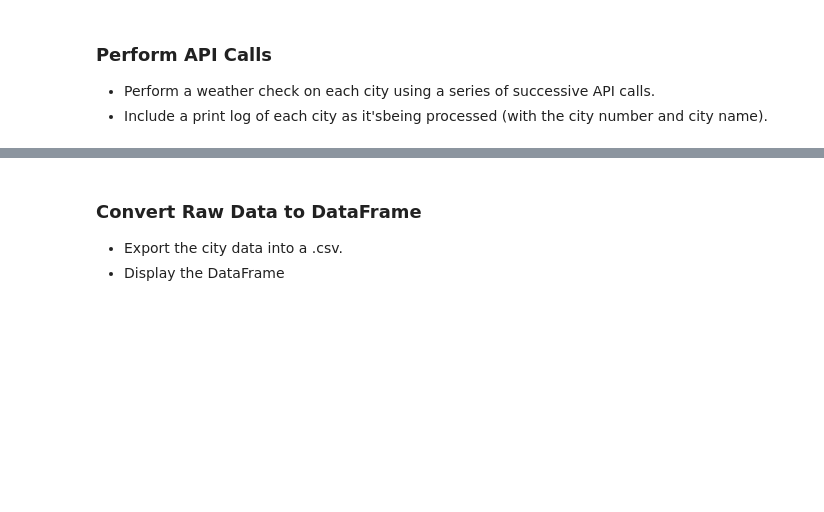
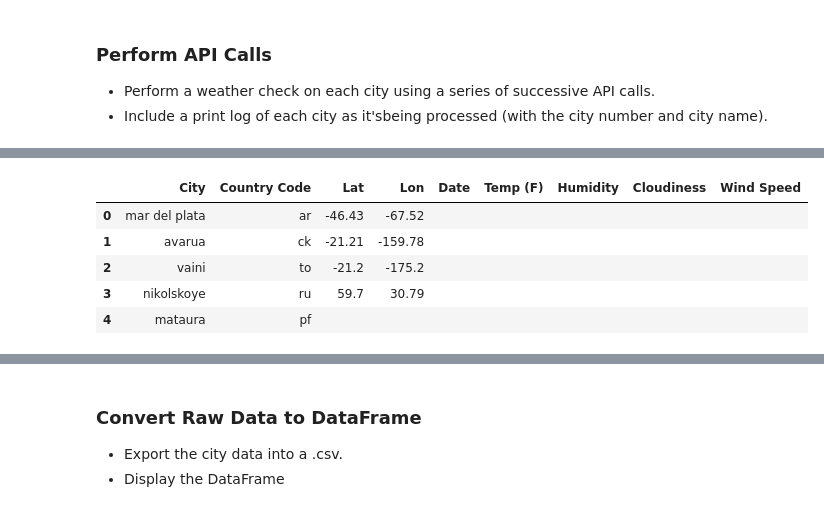
Before and after one commit to Emanste92/UCBEx_DataAnalytics, a Jupyter notebook: WeatherPy/ETE_WeatherPy.ipynb, the cells around one changed output, grey strips where cells are left out. Saved outputs shown, nothing was run; the diff lists cells and outputs as text; code cells hidden in the pictures; blank space fills up the shorter version.

```diff
--- a/WeatherPy/ETE_WeatherPy.ipynb
+++ b/WeatherPy/ETE_WeatherPy.ipynb
@@ -148,2 +161,11 @@ f'----------------------------------------------------'
+# %%
+citiweather_df.head(5)
+# %% [output]
+|  | City | Country Code | Lat | Lon | Date | Temp (F) | Humidity | Cloudiness | Wind Speed |
+| 0 | mar del plata | ar | -46.43 | -67.52 |  |  |  |  |  |
+| 1 | avarua | ck | -21.21 | -159.78 |  |  |  |  |  |
+| 2 | vaini | to | -21.2 | -175.2 |  |  |  |  |  |
+| 3 | nikolskoye | ru | 59.7 | 30.79 |  |  |  |  |  |
+| 4 | mataura | pf |  |  |  |  |  |  |  |
 # %%
 # Displaying initial results
```
Also changed, not shown: parts of 5 cells of this notebook.
